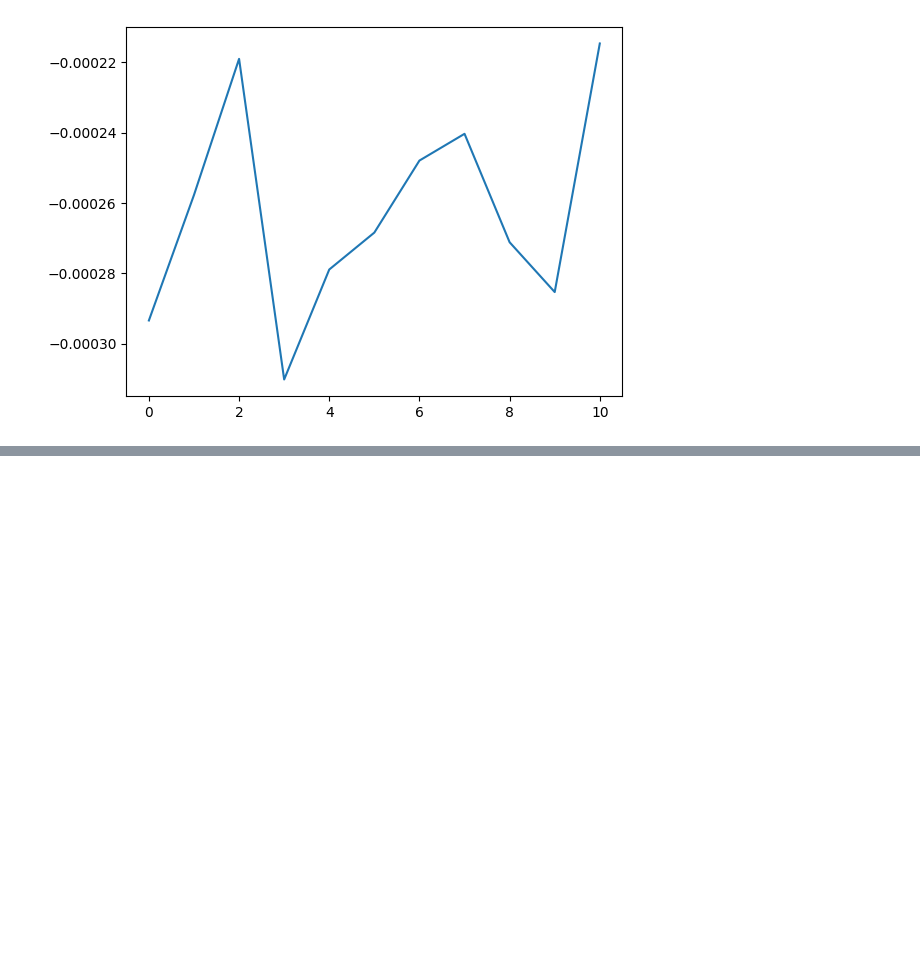
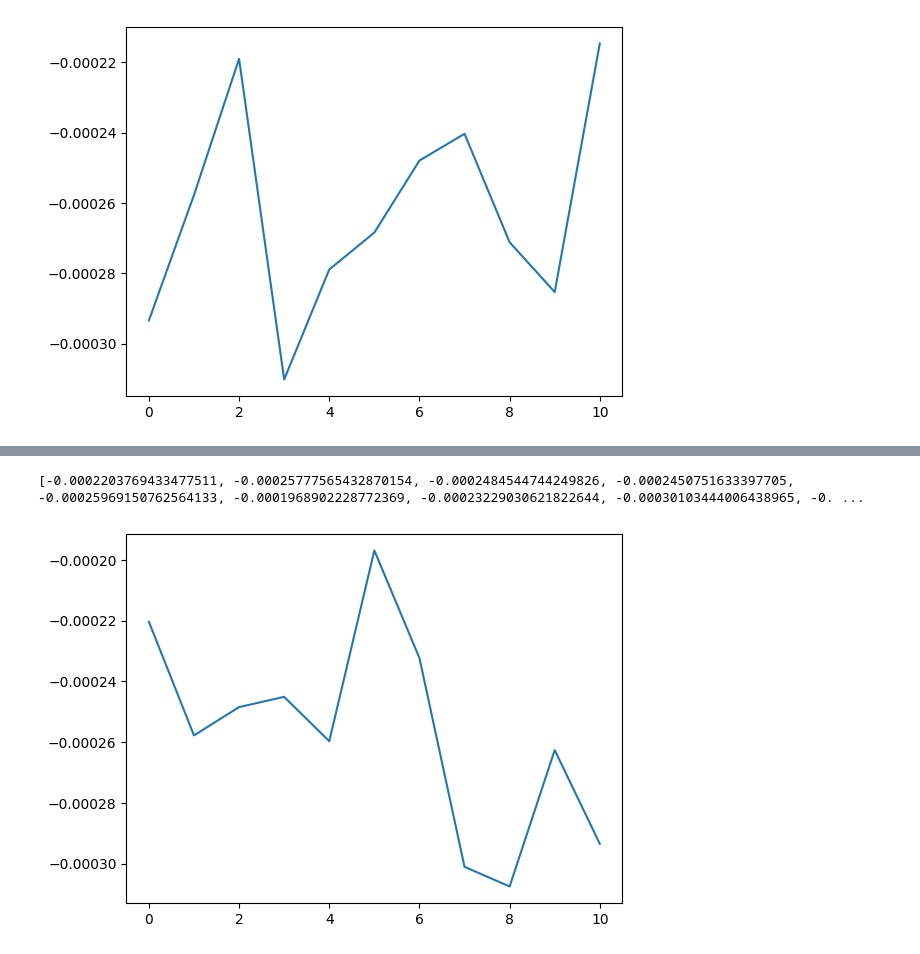
Before and after one commit to prabnur/bez2018model_valence, a Jupyter notebook: tensor.ipynb, the cells around one changed output, grey strips where cells are left out. Saved outputs shown, nothing was run; the diff lists cells and outputs as text; code cells hidden in the pictures; blank space fills up the shorter version.

```diff
--- a/tensor.ipynb
+++ b/tensor.ipynb
@@ -67,0 +67,6 @@ plot_snapshot(consonance_scores(adjust_to_zero=True))
+# %%
+root_note = "E4"
+plot_snapshot(consonance_scores())
+# %% [output]
+[-0.0002203769433477511, -0.00025777565432870154, -0.0002484544744249826, -0.0002450751633397705, -0.00025969150762564133, -0.0001968902228772369, -0.00023229030621822644, -0.00030103444006438965, -0. ...
+[figure, added]
```
Also changed, not shown: parts of 8 cells of this notebook, 5 other files.
